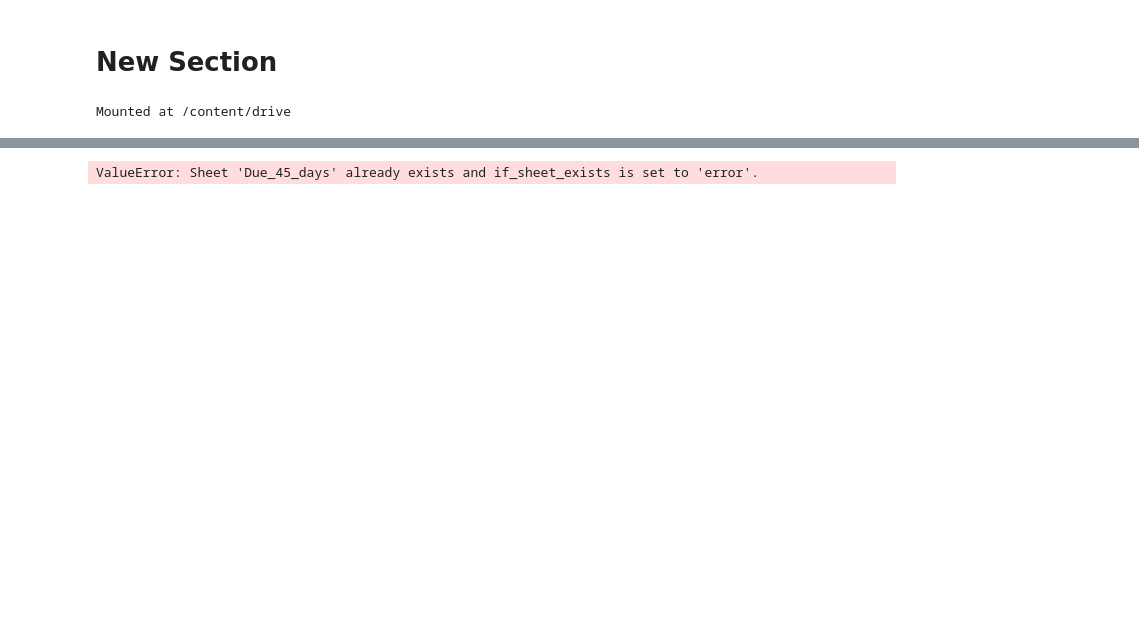
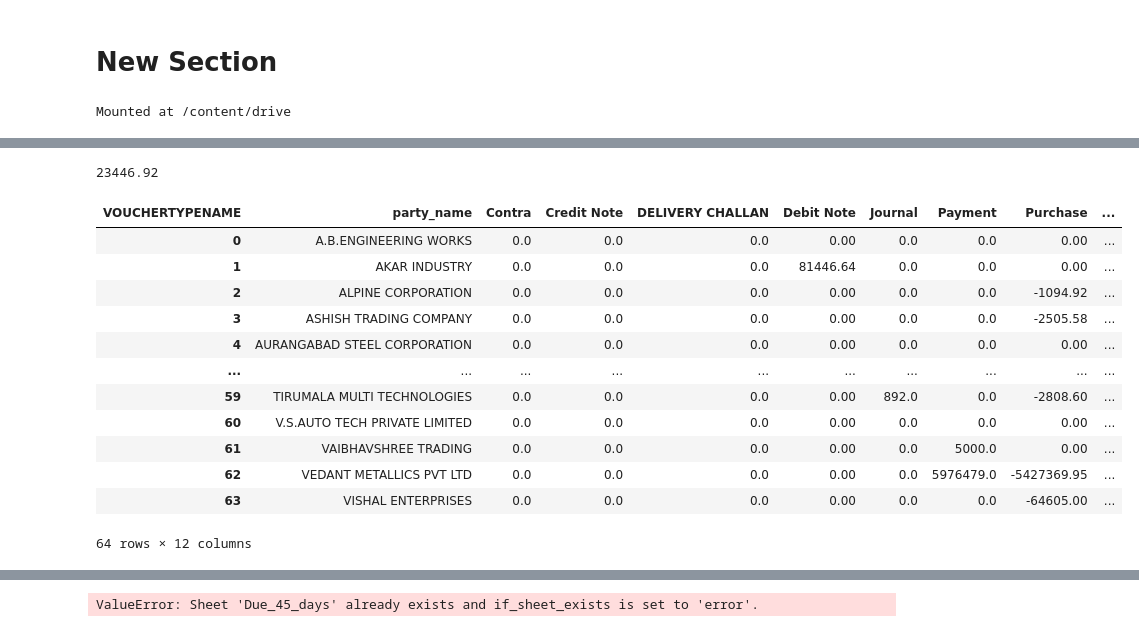
Before and after one commit to omkar-salunke/accounts, a Jupyter notebook: SOE_TALLY_Daybook.ipynb, the cells around one changed output, grey strips where cells are left out. Saved outputs shown, nothing was run; the diff lists cells and outputs as text; code cells hidden in the pictures; blank space fills up the shorter version.

```diff
--- a/SOE_TALLY_Daybook.ipynb
+++ b/SOE_TALLY_Daybook.ipynb
@@ -28,0 +147,39 @@ df_bank_match_overview = df_bank_match.groupby('comment').agg({'Debit':'sum','Cr
+# %%
+df[df['party_name']=='A.B.ENGINEERING WORKS']['total_coalesce'].sum()#[['total_coalesce','amount_coalesce','tax_coalesce','tax_out_1','tax_out_2','LEDGERENTRIES.LIST.VATEXPAMOUNT','LEDGERENTRIES.LIST.AMOUNT']]
+# %% [output]
+23446.92
+# %%
+# df.groupby("party_name").pivot("VOUCHERTYPENAME")['amount_coalesce'].sum()
+df['total_coalesce'] = df['total_coalesce'].astype('float')
+df_summary_all = pd.pivot_table(df, values='total_coalesce', index='party_name', columns='VOUCHERTYPENAME', aggfunc='sum').reset_index()
+df_summary_all['balance'] = 0
+df_summary_all.loc[df_summary_all[df_summary_all['party_name']=='TIRUMALA MULTI TECHNOLOGIES'].index,'balance'] = 467646
+df_summary_all.loc[df_summary_all[df_summary_all['party_name']=='SAVITA AUTO INDUSTRIES (N)'].index,'balance'] = 195853
+df_summary_all.loc[df_summary_all[df_summary_all['party_name']=='PATIL-N-PATIL ENGINEERING	'].index,'balance'] = 55660
+df_summary_all.loc[df_summary_all[df_summary_all['party_name']=='NANDAMURI TECHNOS'].index,'balance'] = 35255
+df_summary_all.loc[df_summary_all[df_summary_all['party_name']=='V.S.AUTO TECH PRIVATE LIMITED'].index,'balance'] = 4699956
+df_summary_all.loc[df_summary_all[df_summary_all['party_name']=='A.B.ENGINEERING WORKS'].index,'balance'] = 11598
+
+df_summary_all.loc[df_summary_all[df_summary_all['party_name']=='AKAR INDUSTRY'].index,'balance'] = 317899
+
+df_summary_all.loc[df_summary_all[df_summary_all['party_name']=='SURYA AUTO INDUSTRIES'].index,'balance'] = 23165
+
+
+df_summary_all = df_summary_all.fillna(0)
+df_summary_all['total_due']=df_summary_all[['Contra', 'Credit Note', 'DELIVERY CHALLAN', 'Debit Note',
+       'Journal', 'Payment', 'Purchase', 'Receipt', 'SALES GST', 'balance']].sum(axis=1)
+df_summary_all
+# %% [output]
+| VOUCHERTYPENAME | party_name | Contra | Credit Note | DELIVERY CHALLAN | Debit Note | Journal | Payment | Purchase | ... |
+| 0 | A.B.ENGINEERING WORKS | 0.0 | 0.0 | 0.0 | 0.00 | 0.0 | 0.0 | 0.00 | ... |
+| 1 | AKAR INDUSTRY | 0.0 | 0.0 | 0.0 | 81446.64 | 0.0 | 0.0 | 0.00 | ... |
+| 2 | ALPINE CORPORATION | 0.0 | 0.0 | 0.0 | 0.00 | 0.0 | 0.0 | -1094.92 | ... |
+| 3 | ASHISH TRADING COMPANY | 0.0 | 0.0 | 0.0 | 0.00 | 0.0 | 0.0 | -2505.58 | ... |
+| 4 | AURANGABAD STEEL CORPORATION | 0.0 | 0.0 | 0.0 | 0.00 | 0.0 | 0.0 | 0.00 | ... |
+| ... | ... | ... | ... | ... | ... | ... | ... | ... | ... |
+| 59 | TIRUMALA MULTI TECHNOLOGIES | 0.0 | 0.0 | 0.0 | 0.00 | 892.0 | 0.0 | -2808.60 | ... |
+| 60 | V.S.AUTO TECH PRIVATE LIMITED | 0.0 | 0.0 | 0.0 | 0.00 | 0.0 | 0.0 | 0.00 | ... |
+| 61 | VAIBHAVSHREE TRADING | 0.0 | 0.0 | 0.0 | 0.00 | 0.0 | 5000.0 | 0.00 | ... |
+| 62 | VEDANT METALLICS PVT LTD | 0.0 | 0.0 | 0.0 | 0.00 | 0.0 | 5976479.0 | -5427369.95 | ... |
+| 63 | VISHAL ENTERPRISES | 0.0 | 0.0 | 0.0 | 0.00 | 0.0 | 0.0 | -64605.00 | ... |
+64 rows × 12 columns
```
Also changed, not shown: parts of 20 cells of this notebook.
